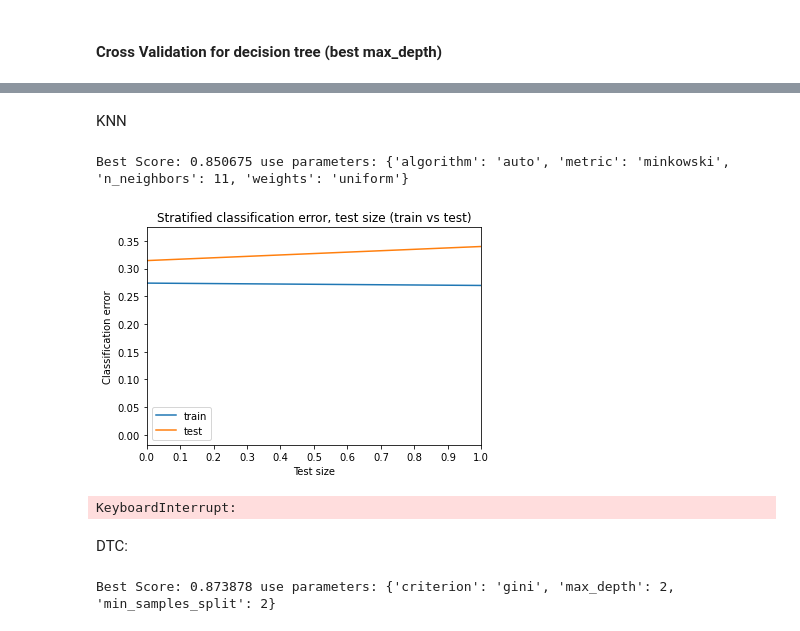
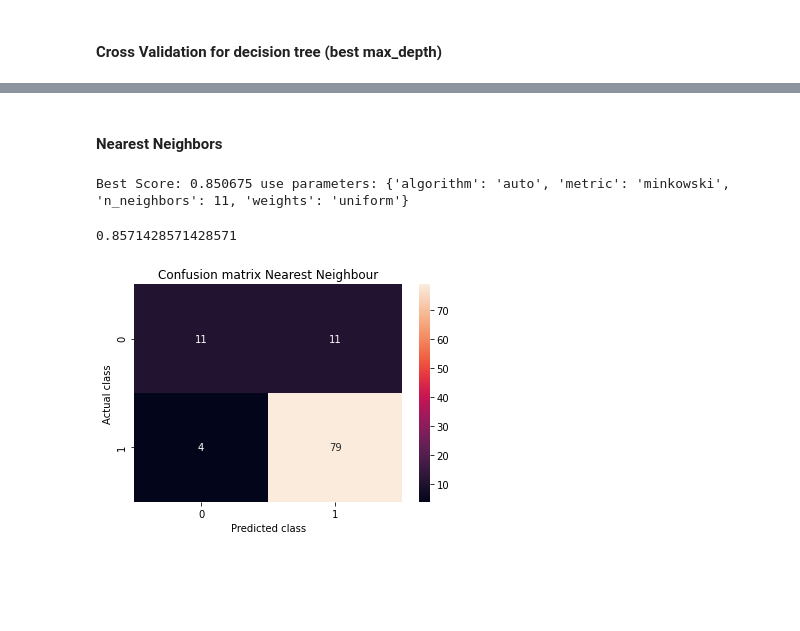
Before and after one commit to Maikel-J/Data-mining-project, a Jupyter notebook: Project.ipynb, the cells around one changed output, grey strips where cells are left out. Drawn from its saved outputs; the diff is of its cells as text; code cells hidden in the pictures; blank space fills up the shorter version.

```diff
--- a/Project.ipynb
+++ b/Project.ipynb
@@ -302,5 +191,5 @@ def cross_validation(x, y, model):
 # %% [markdown]
-KNN
+#### Nearest Neighbors
 # %%
 param_knn=dict(n_neighbors=range(2,20,1),
               weights=['uniform', 'distance'],
@@ -311,69 +200,22 @@ grid_model(X_proc, y_proc, model_knn, param_knn)
 # Best Score: 0.898350 use parameters: {'algorithm': 'auto', 'metric': 'minkowski', 'n_neighbors': 190, 'weights': 'uniform'}
 # %% [output]
 Best Score: 0.850675 use parameters: {'algorithm': 'auto', 'metric': 'minkowski', 'n_neighbors': 11, 'weights': 'uniform'}
-# %%
-nr_of_increments = 10
-train_error_list = np.zeros(nr_of_increments)
-test_error_list = np.zeros(nr_of_increments)
-
-j = 0.1
-index_increments = 0
-clf = KNeighborsClassifier(n_neighbors= 11, metric='minkowski', weights= 'uniform', algorithm= 'auto')
-while j <= 0.9:
-    X_train, X_test, y_train, y_test = train_test_split(X_proc, y_proc, test_size=j, random_state = 17)
-    clf.fit(X_train, y_train)
-    y_train_pred = clf.predict(X_train)
-    y_test_pred = clf.predict(X_test)
-    train_error = 1 - accuracy_score(y_train, y_train_pred)
-    test_error = 1 - accuracy_score(y_test, y_test_pred)
-
-    train_error_list[index_increments] = train_error
-    test_error_list[index_increments] = test_error
-    j += 0.1
-    index_increments += 1
-
-plt.title('Stratified classification error, test size (train vs test)')
-plt.plot(train_error_list, label = "train")
-plt.plot(test_error_list,label = "test")
-plt.xticks(np.arange(0,nr_of_increments,0.1))
-plt.xlim([0,1])
-plt.ylabel('Classification error')
-plt.xlabel('Test size')
-plt.legend()
-plt.show()
-# %% [output]
-[figure, removed]
 # %%
-accuracy_test = 0
-random_s =
-while accuracy_test < 0.82:
-    X_train, X_test, y_train, y_test = train_test_split(X_proc, y_proc, test_size=0.10, random_state = random_s)
-
-    y_test_pred = knClass.predict(X_test)
-    accuracy_test = accuracy_score(y_test, y_test_pred)
-    error = 1 - accuracy_test
-    random_s += 1
+X_train, X_test, y_train, y_test = train_test_split(X_proc, y_proc, test_size=0.10, random_state = 364)
 knClass = KNeighborsClassifier(n_neighbors= 11, metric='minkowski', weights= 'uniform', algorithm= 'auto').fit(X_train,y_train)
+y_test_pred = knClass.predict(X_test)
+accuracy_test = accuracy_score(y_test, y_test_pred)
+error = 1 - accuracy_test
 print(accuracy_test)
-print(random_s)
 cm = confusion_matrix(y_test,y_test_pred)
 df_cm = pd.DataFrame(cm, index = [i for i in np.unique(y)], columns = [i for i in np.unique(y)])
 plt.figure()
 sn.heatmap(df_cm, annot=True)
 plt.title('Confusion matrix Nearest Neighbour')
 plt.xlabel('Predicted class')
 plt.ylabel('Actual class')
-plt.savefig("KNN.pdf")
+plt.savefig("graphs/KNN.pdf")
 plt.show()
 # %% [output]
-KeyboardInterrupt:
+0.8571428571428571
+[figure, added]
-# %% [markdown]
-DTC:
-# %%
-param_dtc=dict(max_depth=range(2,20,1),
-              criterion=['gini', 'entropy'],
-              min_samples_split=range(2,20,1))
-model_dtc=DecisionTreeClassifier()
-grid_model(X_proc, y_proc, model_dtc, param_dtc)
-# %% [output]
-Best Score: 0.873878 use parameters: {'criterion': 'gini', 'max_depth': 2, 'min_samples_split': 2}
```
Also changed, not shown: parts of 19 cells of this notebook.
